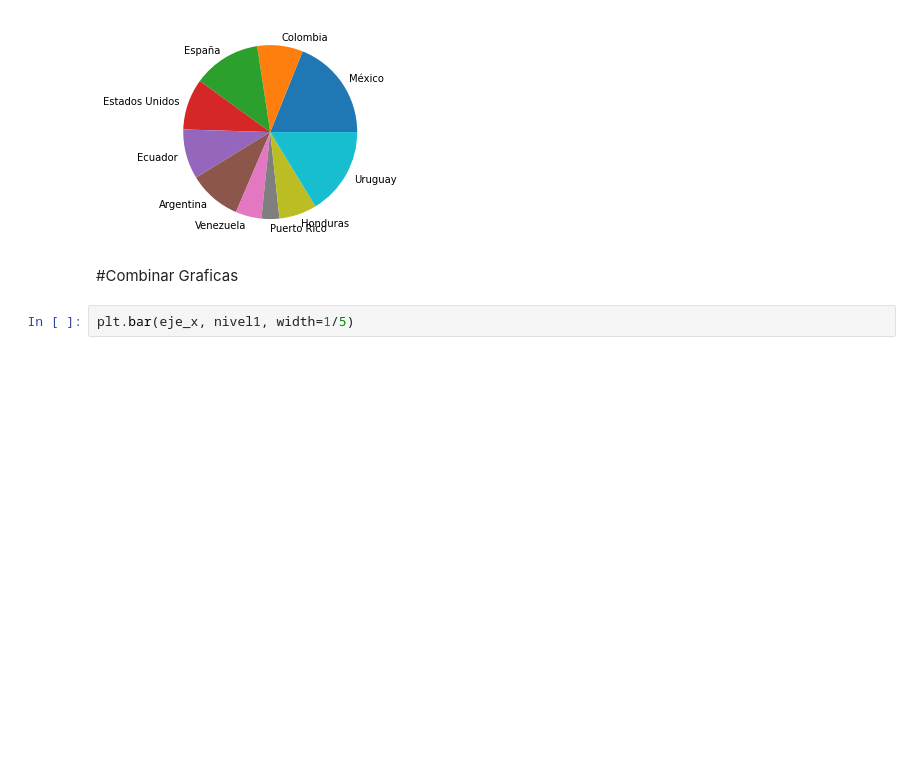
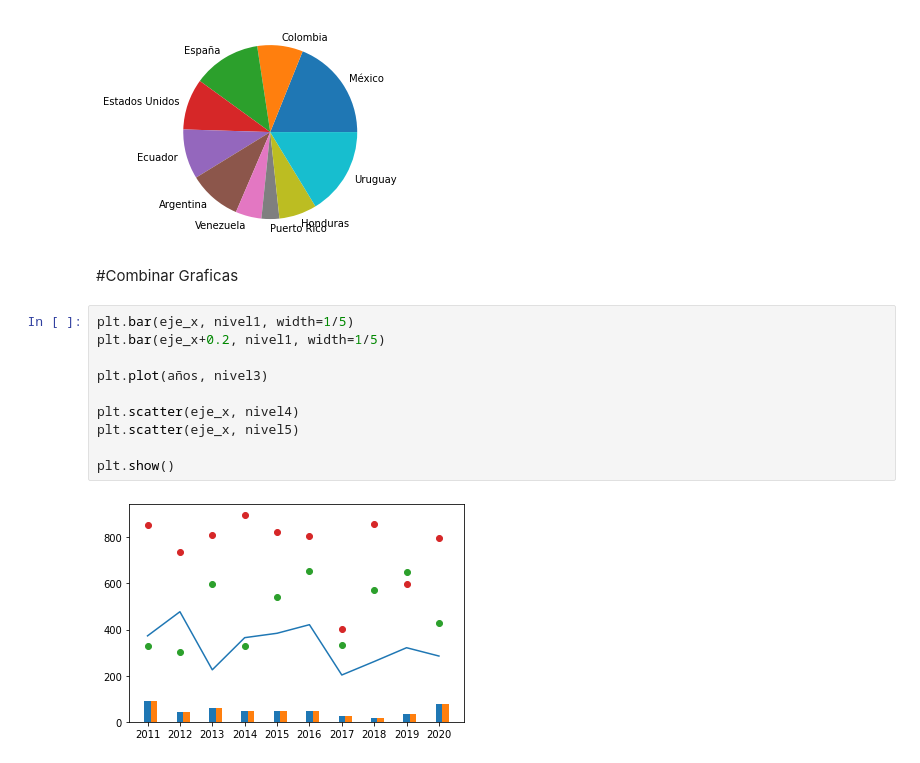
Before and after one commit to MasterChefJR/Tutoriales, a Jupyter notebook: Visualización_de_datos.ipynb, the cells around one changed output. Cells and saved outputs as stored; diff of their text form; blank space fills up the shorter version.

```diff
--- a/Visualización_de_datos.ipynb
+++ b/Visualización_de_datos.ipynb
@@ -127,5 +127,15 @@ plt.show()
 [figure]
 # %% [markdown]
 #Combinar Graficas
-# %%
-plt.bar(eje_x, nivel1, width=1/5)
+# %%
+plt.bar(eje_x, nivel1, width=1/5)
+plt.bar(eje_x+0.2, nivel1, width=1/5)
+
+plt.plot(años, nivel3)
+
+plt.scatter(eje_x, nivel4)
+plt.scatter(eje_x, nivel5)
+
+plt.show()
+# %% [output]
+[figure, added]
```
